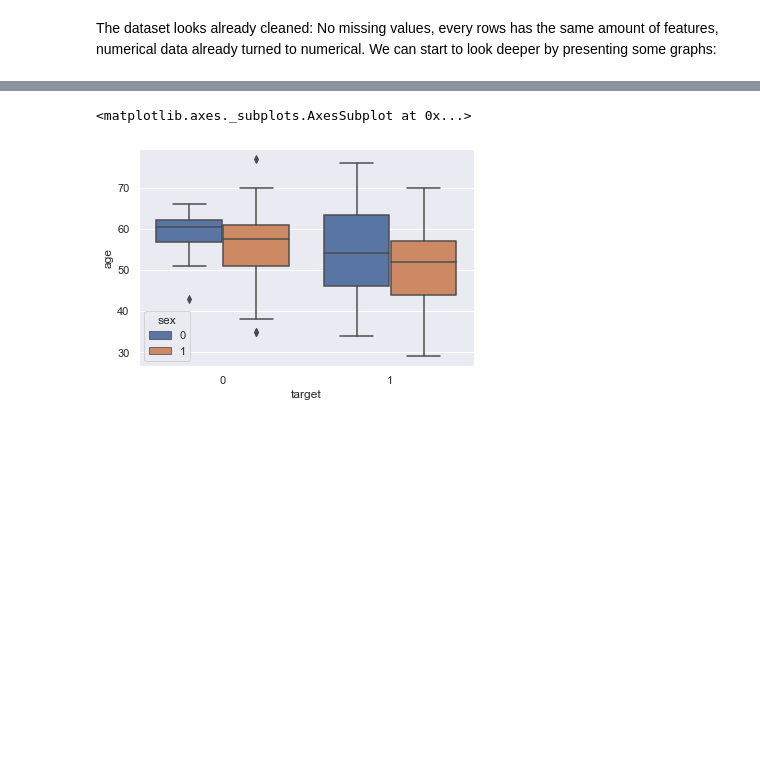
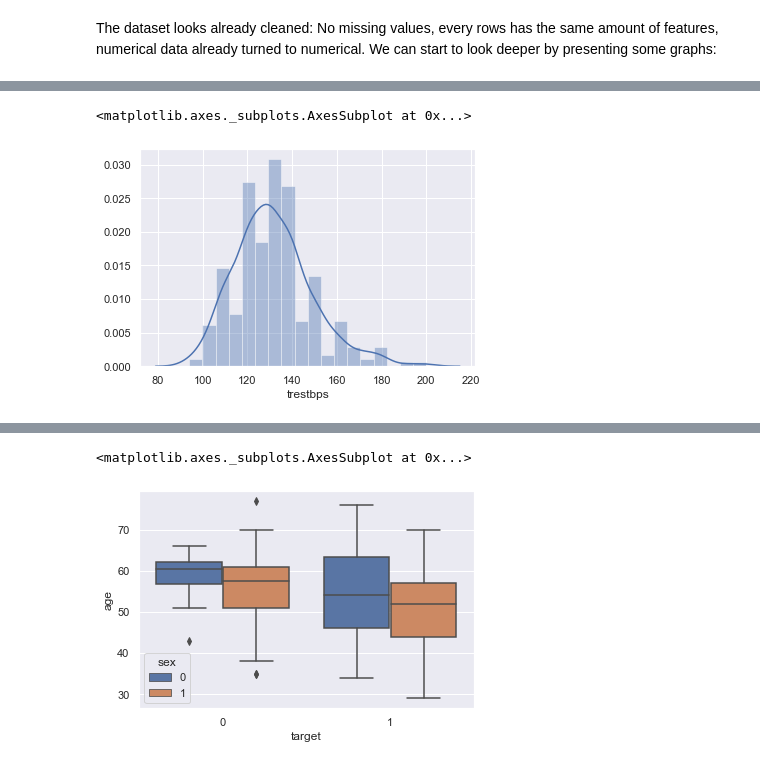
Before and after one commit to TrefleEncornet2/PortFolio, a Jupyter notebook: COVID.ipynb, the cells around one changed output, grey strips where cells are left out. Drawn from its saved outputs; the diff is of its cells as text; code cells hidden in the pictures; blank space fills up the shorter version.

```diff
--- a/COVID.ipynb
+++ b/COVID.ipynb
@@ -324,0 +337,5 @@ sns.set()
+# %%
+sns.distplot(heart_data['trestbps'])
+# %% [output]
+<matplotlib.axes._subplots.AxesSubplot at 0x...>
+[figure, added]
```
Also changed, not shown: parts of 8 cells of this notebook.
